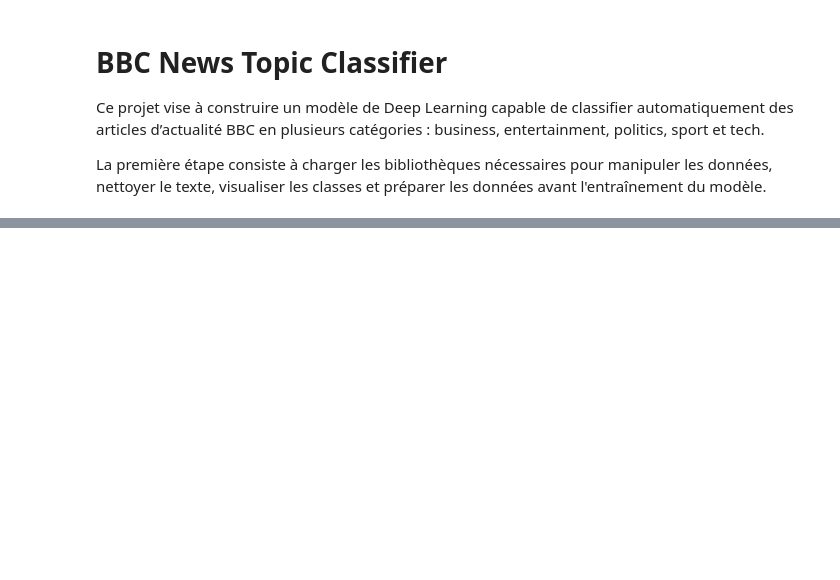
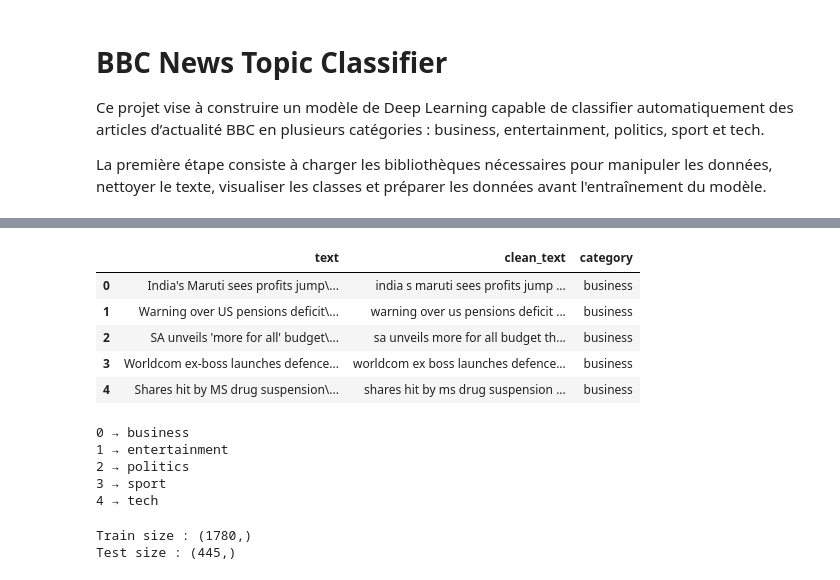
Before and after one commit to charfx/Detecteur-du-sujet-des-publications-d-actualite-via-NLP-and-DL-., a Jupyter notebook: NLP_BC_news.ipynb, the cells around one changed output, grey strips where cells are left out. Saved outputs shown, nothing was run; the diff lists cells and outputs as text; code cells hidden in the pictures; blank space fills up the shorter version.

```diff
--- a/NLP_BC_news.ipynb
+++ b/NLP_BC_news.ipynb
@@ -27,0 +59,23 @@ with zipfile.ZipFile(zip_path, 'r') as zip_ref:
+# %%
+import os
+import pandas as pd
+base_path = "/content/bbc_dataset/BBC News Summary/News Articles"
+data = []
+
+for category in os.listdir(base_path):
+
+    category_path = os.path.join(base_path, category)
+
+    if os.path.isdir(category_path):
+
+        for filename in os.listdir(category_path):
+
+            file_path = os.path.join(category_path, filename)
+
+            with open(file_path, 'r', encoding='latin-1') as file:
+
+                text = file.read()
+
+                data.append([text, category])
+
+df = pd.DataFrame(data, columns=['text', 'category'])
@@ -27,0 +119,54 @@ with zipfile.ZipFile(zip_path, 'r') as zip_ref:
+# %%
+import re
+
+def clean_text(text):
+    text = text.lower()
+    text = re.sub(r'[^a-z\s]', ' ', text)
+    text = re.sub(r'\s+', ' ', text).strip()
+    return text
+
+df['clean_text'] = df['text'].apply(clean_text)
+
+df[['text', 'clean_text', 'category']].head()
+# %% [output]
+|  | text | clean_text | category |
+| 0 | India's Maruti sees profits jump\... | india s maruti sees profits jump ... | business |
+| 1 | Warning over US pensions deficit\... | warning over us pensions deficit ... | business |
+| 2 | SA unveils 'more for all' budget\... | sa unveils more for all budget th... | business |
+| 3 | Worldcom ex-boss launches defence... | worldcom ex boss launches defence... | business |
+| 4 | Shares hit by MS drug suspension\... | shares hit by ms drug suspension ... | business |
+# %%
+from sklearn.preprocessing import LabelEncoder
+
+label_encoder = LabelEncoder()
+
+df['label'] = label_encoder.fit_transform(df['category'])
+
+for index, category in enumerate(label_encoder.classes_):
+    print(index, "→", category)
+# Chaque catégorie textuelle a été convertie en identifiant numérique.
+# %% [output]
+0 → business
+1 → entertainment
+2 → politics
+3 → sport
+4 → tech
+# %%
+from sklearn.model_selection import train_test_split
+
+X = df['clean_text']
+y = df['label']
+
+X_train, X_test, y_train, y_test = train_test_split(
+    X,
+    y,
+    test_size=0.2,
+    random_state=42,
+    stratify=y
+)
+
+print("Train size :", X_train.shape)
+print("Test size :", X_test.shape)
+# %% [output]
+Train size : (1780,)
+Test size : (445,)
```
Also changed, not shown: parts of 34 cells of this notebook.
